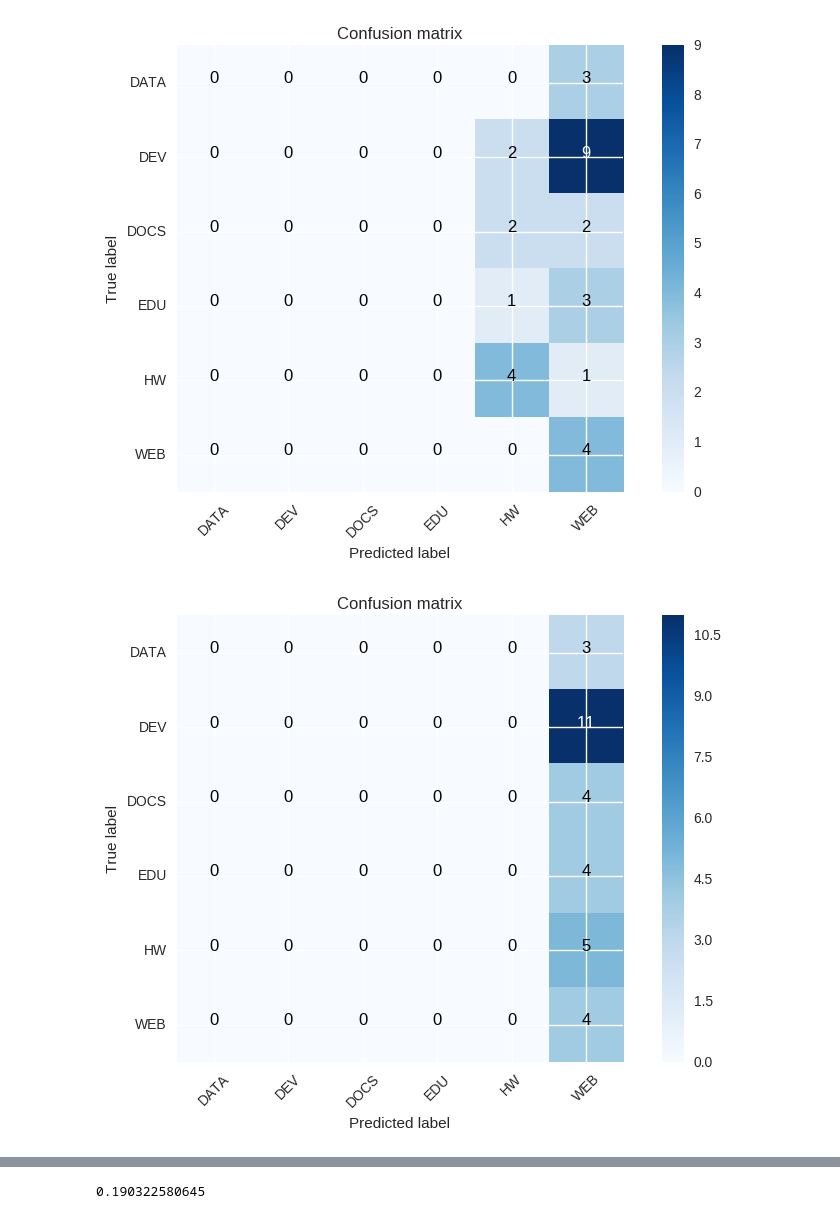
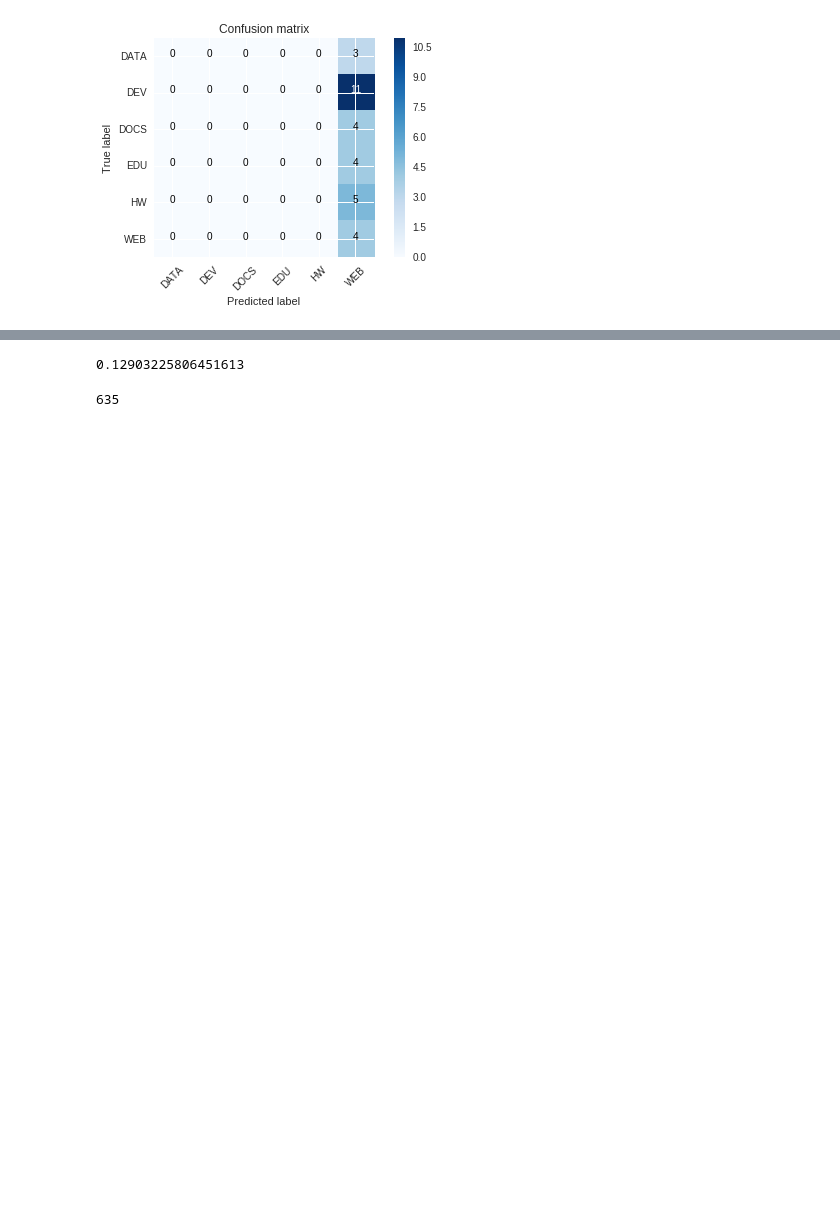
Before and after one commit to WGierke/git_better, a Jupyter notebook: Repository_Classification.ipynb, the cells around one changed output, grey strips where cells are left out. Saved outputs shown, nothing was run; the diff lists cells and outputs as text; code cells hidden in the pictures; blank space fills up the shorter version.

```diff
--- a/Repository_Classification.ipynb
+++ b/Repository_Classification.ipynb
@@ -117,31 +118,23 @@ plt.show()
 # %%
 """Learn one classifier on the training set and evaluate it on the validation set"""
 
 from sklearn.preprocessing import LabelEncoder
 from sklearn.cross_validation import StratifiedShuffleSplit
 from sklearn.tree import DecisionTreeClassifier
 from xgboost import XGBClassifier
 from sklearn.multiclass import OneVsOneClassifier
 from app.evaluation import get_accuracy_and_plot_confusion, get_training_and_validation_df
 
 X_train, y_train, X_valid, y_valid = get_training_and_validation_df()
 
 le = LabelEncoder().fit(y_train)
 labels = le.transform(y_train)
 classes = le.classes_
 acc = 0
 
-sss = StratifiedShuffleSplit(labels, 10, test_size=0.3, random_state=23)
-for train_index, test_index in sss:
-    X_train_tmp, X_test_tmp = X_train[train_index], X_train[test_index]
-    y_train_tmp, y_test_tmp = y_train[train_index], y_train[test_index]
-
-    clf = XGBClassifier()
-    clf.fit(X_train_tmp, y_train_tmp)
-    y_pred = clf.predict(X_valid)
-    acc += get_accuracy_and_plot_confusion(y_valid, y_pred, classes)
-
-print acc/len(sss)
+clf = XGBClassifier()
+clf.fit(X_train, y_train)
+y_pred = clf.predict(X_valid)
+get_accuracy_and_plot_confusion(y_valid, y_pred, classes)
 # %% [output]
-[figure, old version]
+[figure, new version]
-[figure, removed]
@@ -156 +141,9 @@ print acc/len(sss)
-0.190322580645
+0.12903225806451613
+# %%
+data_frame = get_cleaned_processed_df()
+print len(data_frame)
+training = pd.DataFrame(data_frame, columns=['repository', 'label'])
+training["repository"] = training["repository"].apply(lambda x: "https://github.com/" + x)
+training.to_csv("data/training_data.csv", index=False)
+# %% [output]
+635
```
Also changed, not shown: parts of 4 cells of this notebook, 2 other files.
